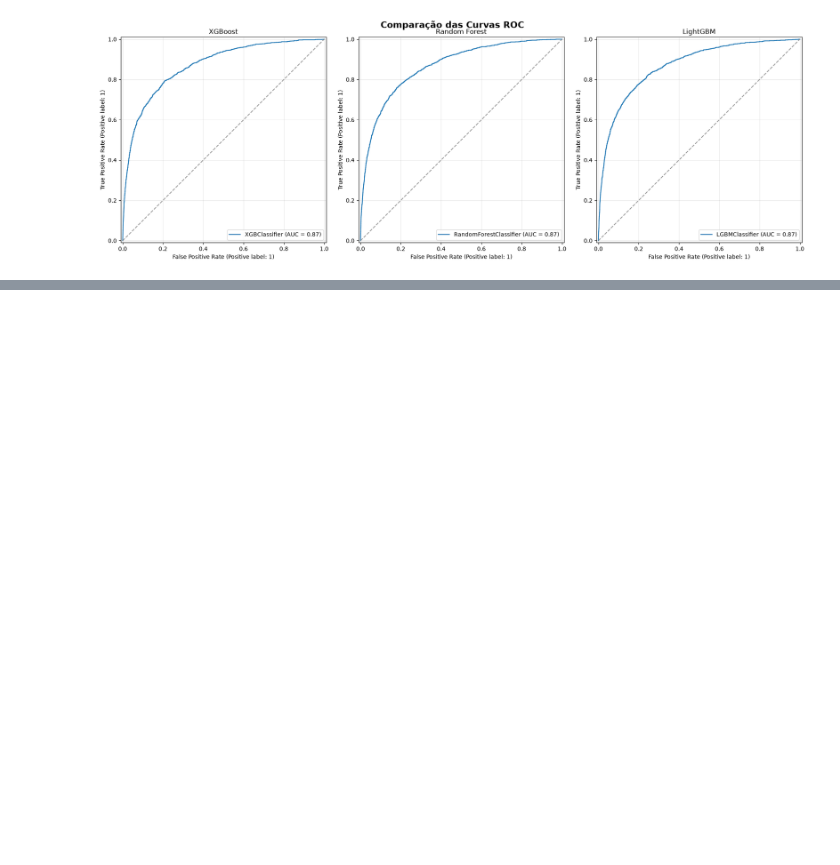
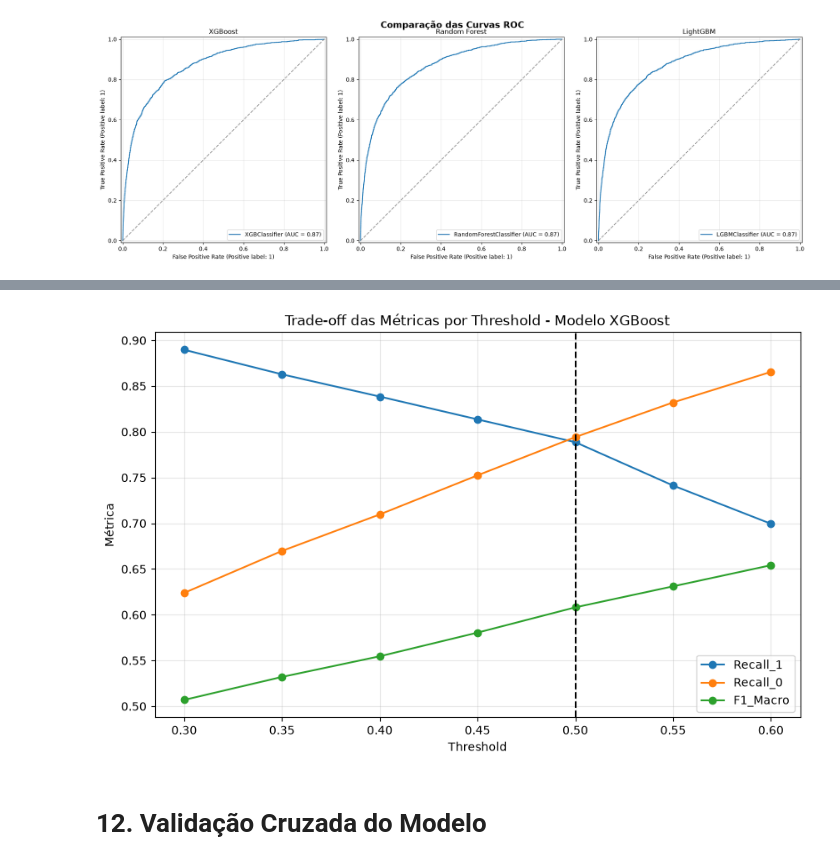
Before and after one commit to RenanTrevelim/credit-risk-modeling, a Jupyter notebook: notebooks/03_modelos_machine_learning.ipynb, the cells around one changed output, grey strips where cells are left out. Saved outputs shown, nothing was run; the diff lists cells and outputs as text; code cells hidden in the pictures; blank space fills up the shorter version.

```diff
--- a/notebooks/03_modelos_machine_learning.ipynb
+++ b/notebooks/03_modelos_machine_learning.ipynb
@@ -502,0 +718,26 @@ plt.show()
+# %%
+proba_xgb = modelo_xgb_tunado.predict_proba(X_val)[:, 1]
+# %%
+thresholds = [0.30, 0.35, 0.40, 0.45, 0.50, 0.55, 0.60]
+
+resultados_threshold = []
+
+for threshold in thresholds:
+
+    pred_threshold = (proba_xgb >= threshold).astype(int)
+
+    resultados_threshold.append({
+        "Threshold": threshold,
+        "Acurácia": accuracy_score(y_val, pred_threshold),
+        "Recall_0": recall_score(y_val, pred_threshold, pos_label=0),
+        "Recall_1": recall_score(y_val, pred_threshold, pos_label=1),
+        "Precision_0": precision_score(y_val, pred_threshold, pos_label=0),
+        "Precision_1": precision_score(y_val, pred_threshold, pos_label=1),
+        "F1_0": f1_score(y_val, pred_threshold, pos_label=0),
+        "F1_1": f1_score(y_val, pred_threshold, pos_label=1),
+        "F1_Macro": f1_score(y_val, pred_threshold, average="macro")
+    })
+
+df_threshold = pd.DataFrame(resultados_threshold)
+
+df_threshold.round(4)
@@ -502,0 +753,18 @@ plt.show()
+# %%
+plt.figure(figsize=(10,6))
+
+plt.plot(df_threshold["Threshold"], df_threshold["Recall_1"], marker="o", label="Recall_1")
+plt.plot(df_threshold["Threshold"], df_threshold["Recall_0"], marker="o", label="Recall_0")
+plt.plot(df_threshold["Threshold"], df_threshold["F1_Macro"], marker="o", label="F1_Macro")
+plt.axvline(0.50, color="black", linestyle='--', linewidth=1.5)
+
+plt.title("Trade-off das Métricas por Threshold - Modelo XGBoost")
+plt.xlabel("Threshold")
+plt.ylabel("Métrica")
+plt.grid(alpha=0.3)
+plt.legend()
+plt.show()
+# %% [output]
+[figure, added]
+# %% [markdown]
+# 12. Validação Cruzada do Modelo
```
Also changed, not shown: parts of 47 cells of this notebook.
